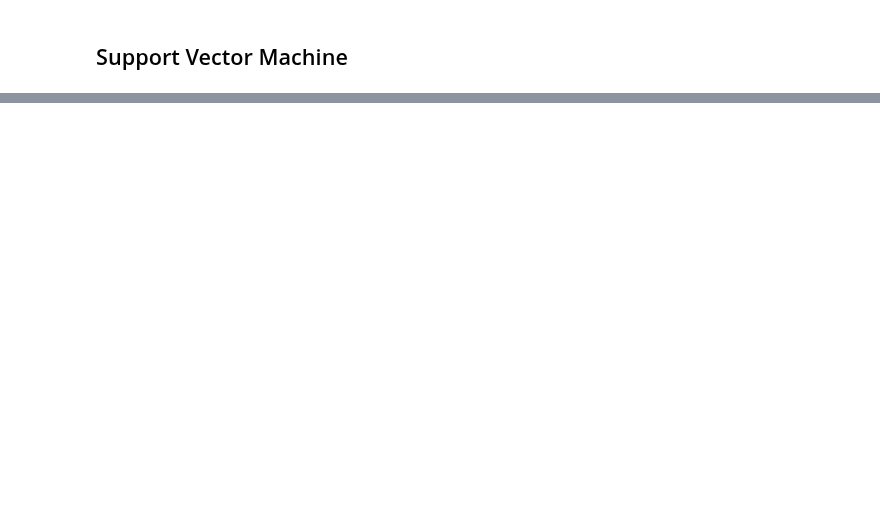
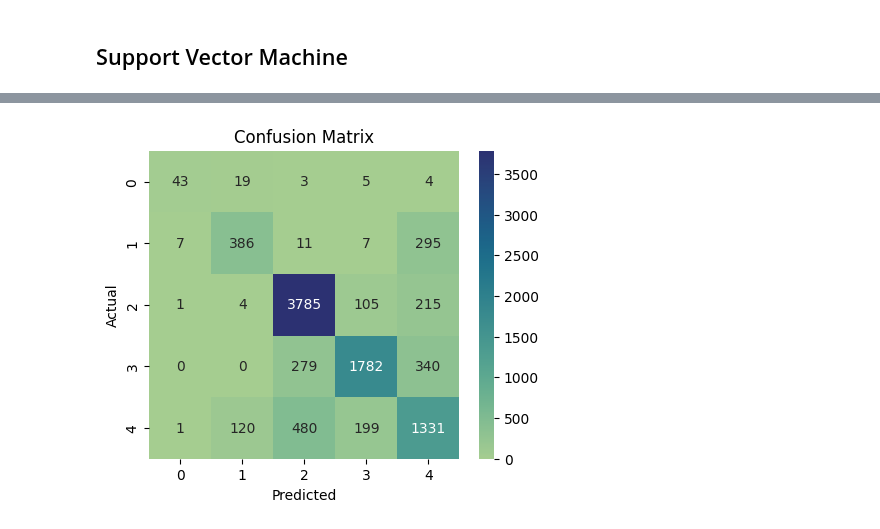
Before and after one commit to Pikurrot/ml-project-uab, a Jupyter notebook: analysis_svm.ipynb, the cells around one changed output, grey strips where cells are left out. Drawn from its saved outputs; the diff is of its cells as text; code cells hidden in the pictures; blank space fills up the shorter version.

Commit message:
Implement an analysis of SVM model according to new preprocessing functions

```diff
--- a/analysis_svm.ipynb
+++ b/analysis_svm.ipynb
@@ -19,6 +74,6 @@ X_train, X_test, y_train, y_test = train_test_split(X, y, test_size=0.2, random_
 # %%
 # create our classifier with scaling and desired hyperparameters
-clf = SVM_model(kernel='rbf')
+clf = SVM_model(C=16)
 clf.fit(X_train, y_train)
 
 score = clf.score(X_test, y_test)
@@ -28,10 +82,0 @@ Accuracy:  0.7222564102564103
-# %%
-# Grid search for SVM parameter C
-from sklearn.model_selection import GridSearchCV
-
-parameters = {'C':[0.1, 1, 10]}
-clf = SVM_model(kernel='rbf')
-grid_search = GridSearchCV(clf, parameters, verbose=10, n_jobs = -1)
-grid_search.fit(X_train, y_train)
-
-print(grid_search.best_params_, grid_search.best_score_)
@@ -41,8 +85,8 @@ Fitting 5 folds for each of 3 candidates, totalling 15 fits
 # %%
 # create our classifier with scaling and desired hyperparameters
-clf = SVM_model(kernel='rbf', C=10)
-clf.fit(X_train, y_train)
+clf_bal = SVM_model(C=16, class_weight = 'balanced')
+clf_bal.fit(X_train, y_train)
 
-score = clf.score(X_test, y_test)
-print(score)
+score = clf_bal.score(X_test, y_test)
+print("Accuracy: ", score)
 # %% [output]
@@ -49,0 +96,10 @@ print(score)
+# %%
+# create our classifier with best hyperparameters and a polynomial kernel
+
+kernels = ['linear', 'poly', 'sigmoid'] # 'rbf' is default and is not included
+for kernel in kernels:
+    clf = SVM_model(C=16, kernel=kernel)
+    clf.fit(X_train, y_train)
+
+    score = clf.score(X_test, y_test)
+    print("Accuracy of ", kernel,":", score)
@@ -51,0 +132,10 @@ clf.compare(model, X_test, y_test)
+# %%
+conf_matrix = clf.conf_matrix(X_test, y_test)
+plt.figure(figsize=(5, 4))
+sns.heatmap(conf_matrix, annot=True, fmt="d", cmap="crest")
+plt.title("Confusion Matrix")
+plt.xlabel("Predicted")
+plt.ylabel("Actual")
+plt.show()
+# %% [output]
+[figure, added]
```
Also changed, not shown: parts of 23 cells of this notebook, 4 other files.
